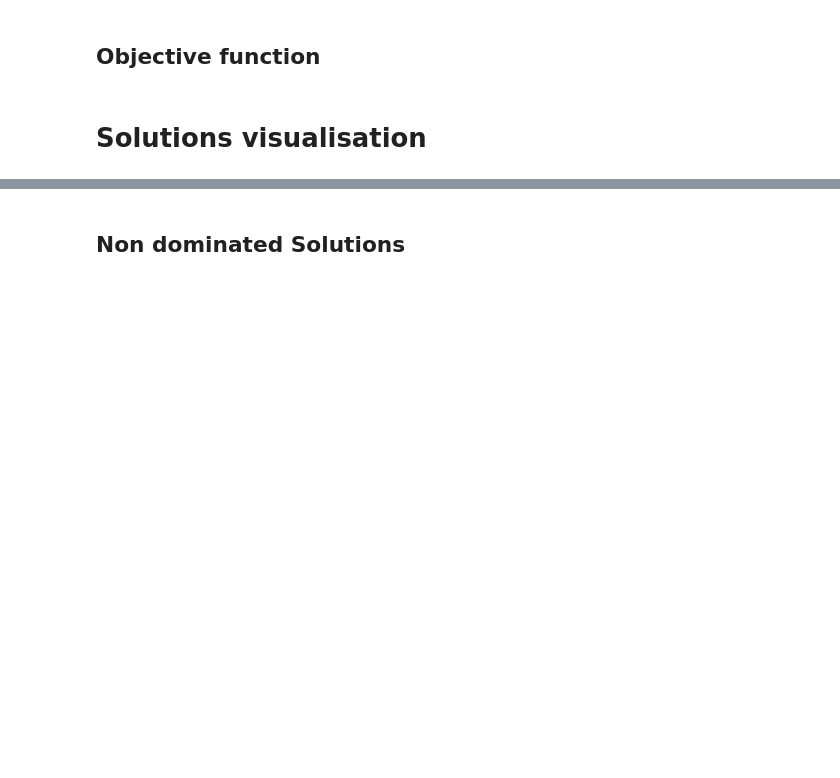
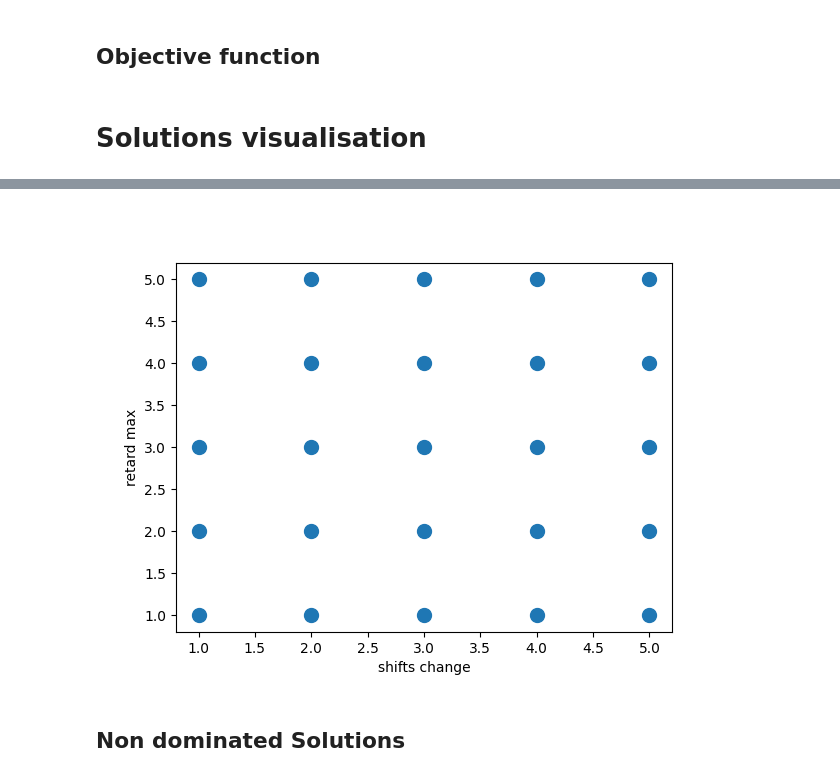
Before and after one commit to lidamsoukaina/Planification_Et_Affectation, a Jupyter notebook: main.ipynb, the cells around one changed output, grey strips where cells are left out. Drawn from its saved outputs; the diff is of its cells as text; code cells hidden in the pictures; blank space fills up the shorter version.

```diff
--- a/main.ipynb
+++ b/main.ipynb
@@ -189,3 +206,13 @@ plt.show()
+# %%
+fig = plt.figure()
+# 2D plot
+ax = fig.add_subplot(111)
+ax.scatter(x, y,s =100)
+ax.set_xlabel('shifts change')
+ax.set_ylabel('retard max')
+plt.show()
+# %% [output]
+[figure, added]
 # %% [markdown]
 ## Non dominated Solutions
 # %%
```
Also changed, not shown: parts of 4 cells of this notebook, 4 other files.
